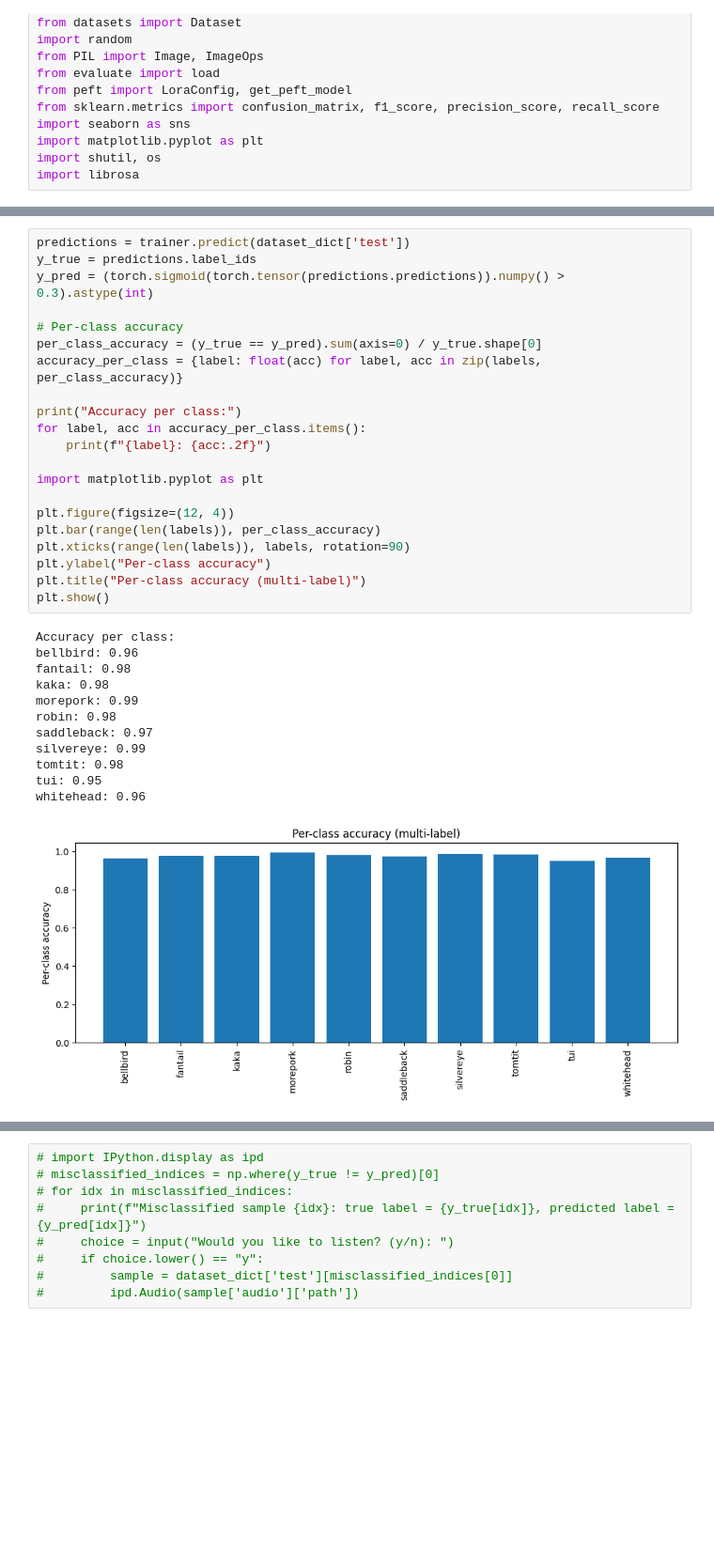
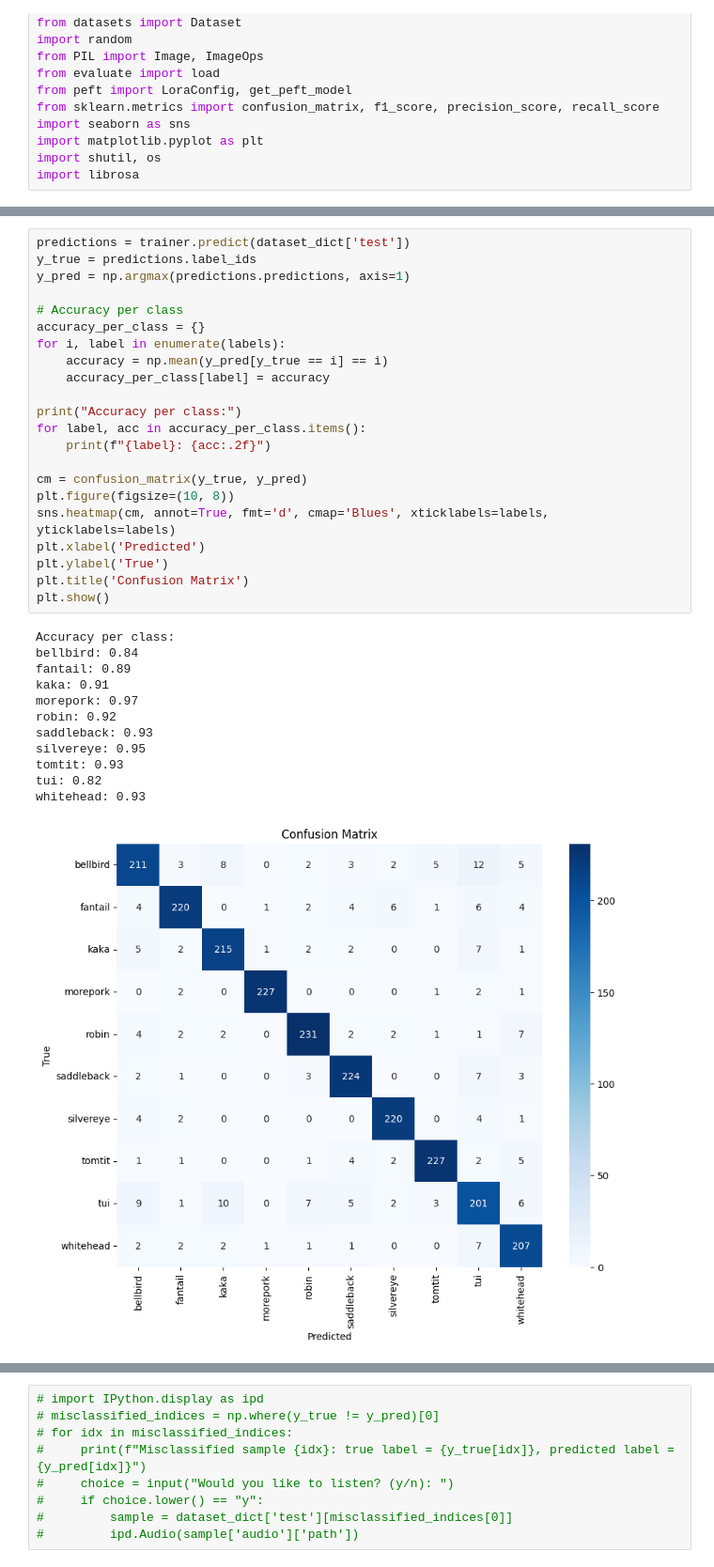
Before and after one commit to harrywillss/ManuAI, a Jupyter notebook: lora-finetune.ipynb, the cells around one changed output, grey strips where cells are left out. Shown at 94% size. Saved outputs shown, nothing was run; the diff lists cells and outputs as text; blank space fills up the shorter version.

```diff
--- a/lora-finetune.ipynb
+++ b/lora-finetune.ipynb
@@ -489,36 +449,37 @@ Model Size: 3.6 MB
 # %%
 predictions = trainer.predict(dataset_dict['test'])
 y_true = predictions.label_ids
-y_pred = (torch.sigmoid(torch.tensor(predictions.predictions)).numpy() > 0.3).astype(int)
+y_pred = np.argmax(predictions.predictions, axis=1)
 
-# Per-class accuracy
-per_class_accuracy = (y_true == y_pred).sum(axis=0) / y_true.shape[0]
-accuracy_per_class = {label: float(acc) for label, acc in zip(labels, per_class_accuracy)}
+# Accuracy per class
+accuracy_per_class = {}
+for i, label in enumerate(labels):
+    accuracy = np.mean(y_pred[y_true == i] == i)
+    accuracy_per_class[label] = accuracy
 
 print("Accuracy per class:")
 for label, acc in accuracy_per_class.items():
     print(f"{label}: {acc:.2f}")
 
-import matplotlib.pyplot as plt
-
-plt.figure(figsize=(12, 4))
-plt.bar(range(len(labels)), per_class_accuracy)
-plt.xticks(range(len(labels)), labels, rotation=90)
-plt.ylabel("Per-class accuracy")
-plt.title("Per-class accuracy (multi-label)")
+cm = confusion_matrix(y_true, y_pred)
+plt.figure(figsize=(10, 8))
+sns.heatmap(cm, annot=True, fmt='d', cmap='Blues', xticklabels=labels, yticklabels=labels)
+plt.xlabel('Predicted')
+plt.ylabel('True')
+plt.title('Confusion Matrix')
 plt.show()
 # %% [output]
 Accuracy per class:
-bellbird: 0.96
-fantail: 0.98
-kaka: 0.98
-morepork: 0.99
-robin: 0.98
-saddleback: 0.97
-silvereye: 0.99
-tomtit: 0.98
-tui: 0.95
-whitehead: 0.96
+bellbird: 0.84
+fantail: 0.89
+kaka: 0.91
+morepork: 0.97
+robin: 0.92
+saddleback: 0.93
+silvereye: 0.95
+tomtit: 0.93
+tui: 0.82
+whitehead: 0.93
-[figure, old version]
+[figure, new version]
 # %%
 # F1 score, precision, recall
```
Also changed, not shown: parts of 11 cells of this notebook, 4 other files.
